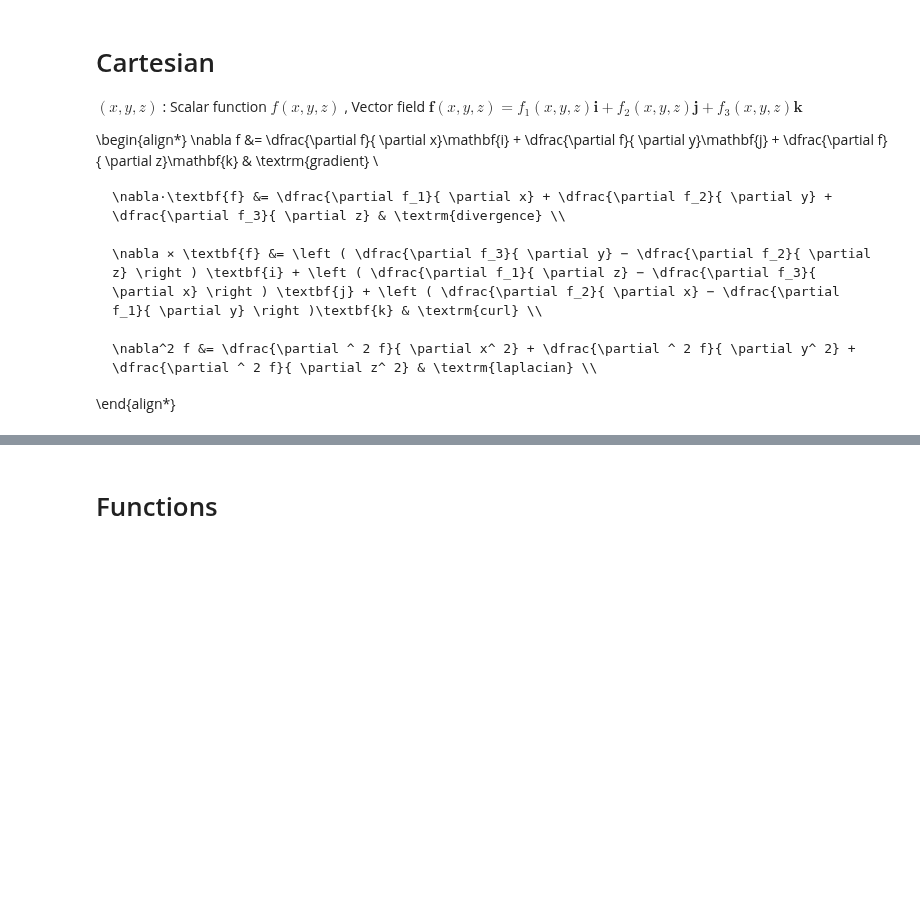
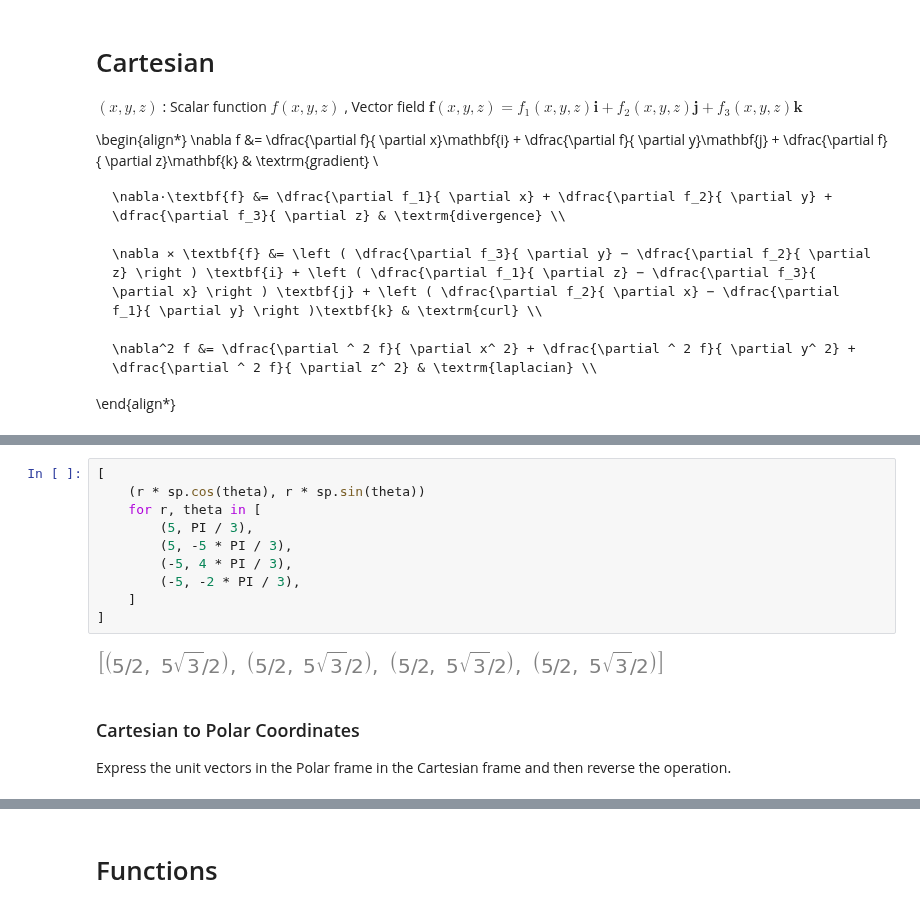
Before and after one commit to JonnyRed/sympy, a Jupyter notebook: maths-cheatsheet.ipynb, the cells around one changed output, grey strips where cells are left out. Cells and saved outputs as stored; diff of their text form; blank space fills up the shorter version.

Commit message:
feat: Polar coordinates
* Define Polar coordinates
* Convert cartesian to polar and visa-versa
* Derive the differentials of cartesian coordinates
  in polar coordinates

```diff
--- a/maths-cheatsheet.ipynb
+++ b/maths-cheatsheet.ipynb
@@ -339,3 +362,20 @@ $(x,y,z)$ : Scalar function  $f(x, y, z)$
+# %%
+[
+    (r * sp.cos(theta), r * sp.sin(theta))
+    for r, theta in [
+        (5, PI / 3),
+        (5, -5 * PI / 3),
+        (-5, 4 * PI / 3),
+        (-5, -2 * PI / 3),
+    ]
+]
+# %% [output]
+[figure, added]
+# %% [markdown]
+### Cartesian to Polar Coordinates
+
+Express the unit vectors in the Polar frame in the Cartesian frame and
+then reverse the operation.
 # %%
 i, j, rh, th = sp.symbols(r"\hat{i}, \hat{j}, \hat{r}, \hat{\theta}", real=True)
 theta = sp.symbols("theta", real=True)
```
Also changed, not shown: parts of 5 cells of this notebook, 2 other files.
